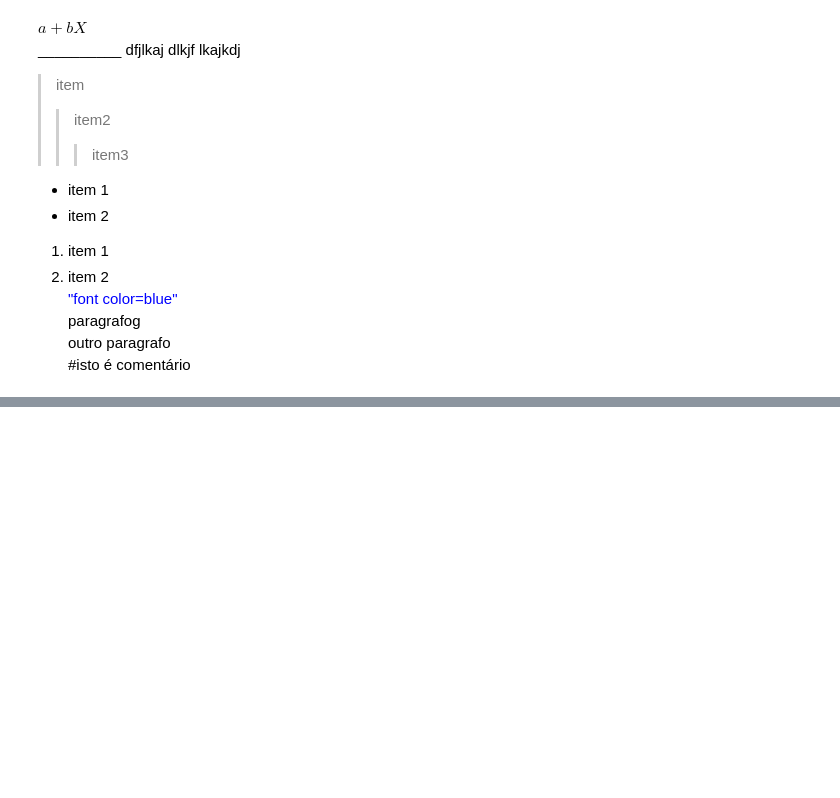
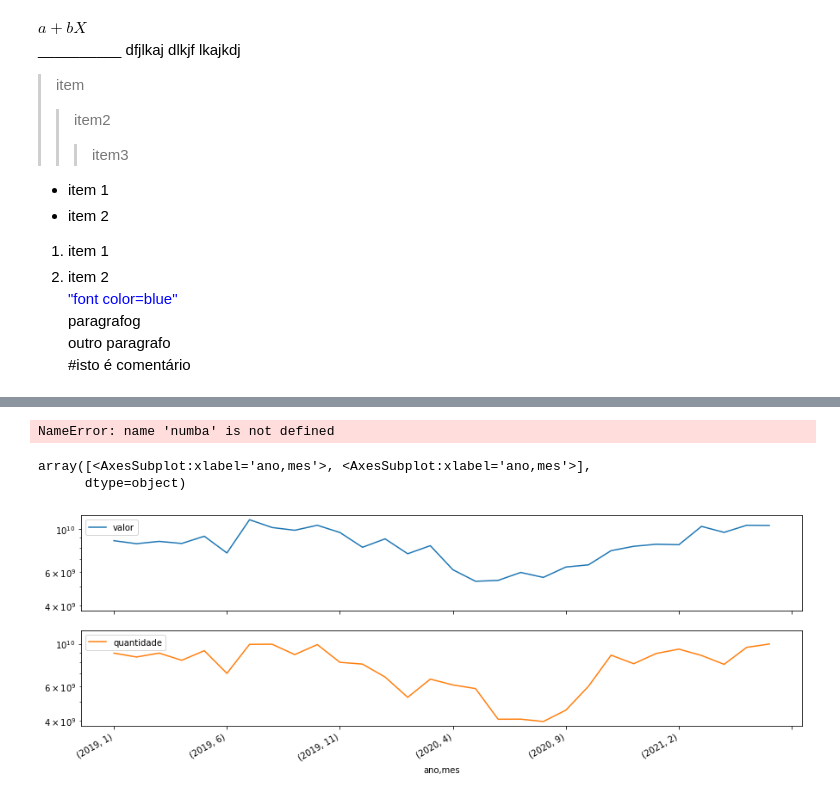
Before and after one commit to jrobertolima/projetoTCC, a Jupyter notebook: ProjetoTCC-Compara.ipynb, the cells around one changed output, grey strips where cells are left out. Saved outputs shown, nothing was run; the diff lists cells and outputs as text; code cells hidden in the pictures; blank space fills up the shorter version.

```diff
--- a/ProjetoTCC-Compara.ipynb
+++ b/ProjetoTCC-Compara.ipynb
@@ -612,0 +643,16 @@ df_importacoes.to_csv('Datasets/imp_consolidado.csv',sep=';', encoding='cp1250',
+# %%
+#df[df.ncm==1012100].pais.value_counts(normalize = False)
+#df['ncm1012'] = df.ncm.str.slice(0,4)
+#df.ncm1012.value_counts()
+#df_importacoes.CO_NCM.value_counts()
+#df_importacoes.CO_MES.value_counts()
+help(numba)
+# %% [output]
+NameError: name 'numba' is not defined
+# %%
+#10 categorias de produtos mais vendidos
+evolucao.agg('sum').plot(subplots=True, figsize=(15,5), sharex = True, sharey= True, logy=True)
+# %% [output]
+array([<AxesSubplot:xlabel='ano,mes'>, <AxesSubplot:xlabel='ano,mes'>],
+      dtype=object)
+[figure, added]
```
Also changed, not shown: parts of 13 cells of this notebook.
